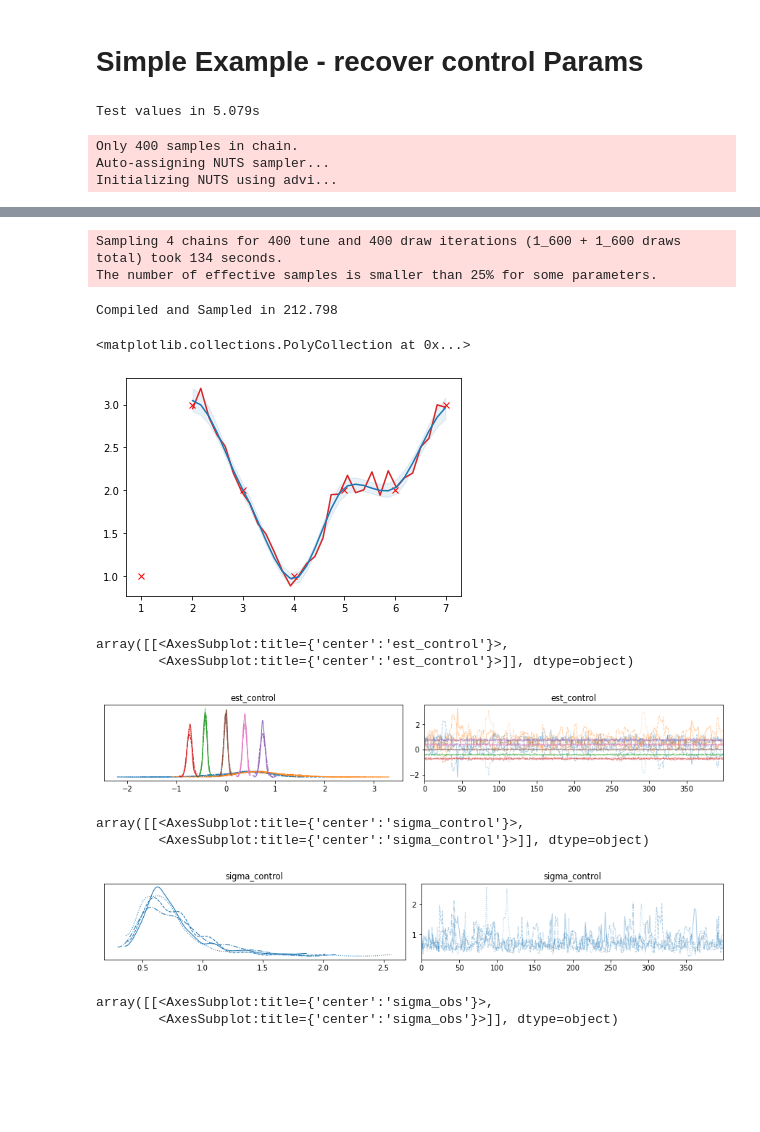
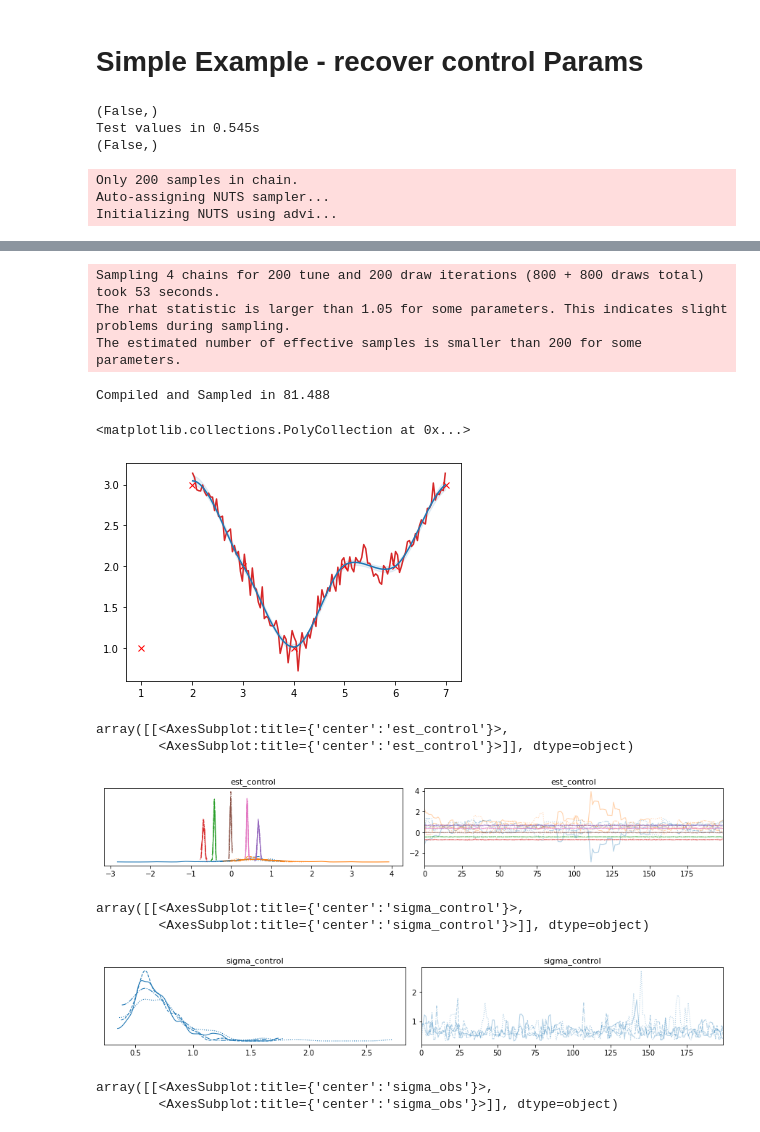
Before and after one commit to matthiaslinden/COVID19_AgeStratifiedModel, a Jupyter notebook: BuildingBlocks/FittingSplines.ipynb, the cells around one changed output, grey strips where cells are left out. Drawn from its saved outputs; the diff is of its cells as text; code cells hidden in the pictures; blank space fills up the shorter version.

```diff
--- a/BuildingBlocks/FittingSplines.ipynb
+++ b/BuildingBlocks/FittingSplines.ipynb
@@ -26,12 +26,14 @@ import arviz as az
 # %% [markdown]
 # Simple Example - recover control Params
 # %%
-coords = {"cpx":np.array([1,2,3,4,5,6,7],"float64"),"space":np.linspace(2.01,6.99,32,"float64")}
+old = False
+
+coords = {"cpx":np.array([1,2,3,4,5,6,7],"float64"),"space":np.linspace(2.01,6.99,128,"float64")}
 test_control = np.array([1,3,2,1,2,2,3],"float64")
-test_spline = Spline(coords["cpx"],tt.cast(test_control,"float64").reshape((1,test_control.shape[0],)))
+test_spline = Spline(coords["cpx"],tt.cast(test_control,"float64"))
 
 t1 = time.time()
-test_values = test_spline.EvaluateAt(coords["space"]).eval()[:,0]
+test_values = test_spline.EvaluateAt(coords["space"],old=old).eval()
 test_values += np.random.normal(0, .1, coords["space"].shape[0])
 t2 = time.time()
 print("Test values in %.3fs"%(t2-t1))
@@ -46,15 +48,15 @@ with pm.Model(coords=coords) as model:
     est_control = pm.Normal("est_control",mu=0,sigma=sigma_control,dims=("cpx"))
     est_control = tt.exp(tt.cumsum(est_control))
 
-    est_spline = Spline(coords["cpx"],est_control.reshape((1,test_control.shape[0],)))
-    est_values = est_spline.EvaluateAt(coords["space"])[:,0]
+    est_spline = Spline(coords["cpx"],est_control)
+    est_values = est_spline.EvaluateAt(coords["space"],old=old)
 
     pm.Deterministic("est_values",est_values)
 
     sigma_obs = pm.HalfCauchy(name="sigma_obs",beta=2)
     pm.StudentT("est",nu=4,sigma=tt.abs_(est_values+1.)**.5 * sigma_obs,mu=est_values,observed=test_values)
 
-    trace = pm.sample(init="advi",return_inferencedata=True,tune=400,draws=400,cores=4,chains=4,max_treedepth=12,target_accept=.95)
+    trace = pm.sample(init="advi",return_inferencedata=True,tune=200,draws=200,cores=4,chains=4,max_treedepth=12,target_accept=.95)
 
 t3 = time.time()
 print("Compiled and Sampled in %.3f"%(t3-t2))
@@ -63,8 +65,10 @@ q = trace.posterior["est_values"].quantile((0.5,.05,.95),["chain","draw"])
 plt.plot(coords["space"],q[0],color="tab:blue")
 plt.fill_between(coords["space"],q[1],q[2],alpha=.1,color="tab:blue")
 # %% [output]
-Test values in 5.079s
+(False,)
+Test values in 0.545s
+(False,)
-Only 400 samples in chain.
+Only 200 samples in chain.
 Auto-assigning NUTS sampler...
 Initializing NUTS using advi...
 [interactive output not drawn]
@@ -73,23 +77,24 @@ Interrupted at 6,099 [3%]: Average Loss = 78.019
 Multiprocess sampling (4 chains in 4 jobs)
 NUTS: [sigma_obs, est_control, sigma_control]
 [interactive output not drawn]
-Sampling 4 chains for 400 tune and 400 draw iterations (1_600 + 1_600 draws total) took 134 seconds.
-The number of effective samples is smaller than 25% for some parameters.
+Sampling 4 chains for 200 tune and 200 draw iterations (800 + 800 draws total) took 53 seconds.
+The rhat statistic is larger than 1.05 for some parameters. This indicates slight problems during sampling.
+The estimated number of effective samples is smaller than 200 for some parameters.
-Compiled and Sampled in 212.798
+Compiled and Sampled in 81.488
 <matplotlib.collections.PolyCollection at 0x...>
-[figure, old version]
+[figure, new version]
 # %%
 az.plot_trace(trace.posterior["est_control"])
 # %% [output]
 array([[<AxesSubplot:title={'center':'est_control'}>,
         <AxesSubplot:title={'center':'est_control'}>]], dtype=object)
-[figure, old version]
+[figure, new version]
 # %%
 az.plot_trace(trace.posterior["sigma_control"])
 # %% [output]
 array([[<AxesSubplot:title={'center':'sigma_control'}>,
         <AxesSubplot:title={'center':'sigma_control'}>]], dtype=object)
-[figure, old version]
+[figure, new version]
 # %%
 az.plot_trace(trace.posterior["sigma_obs"])
 # %% [output]
```
Also changed, not shown: parts of 11 cells of this notebook, 2 other files.
